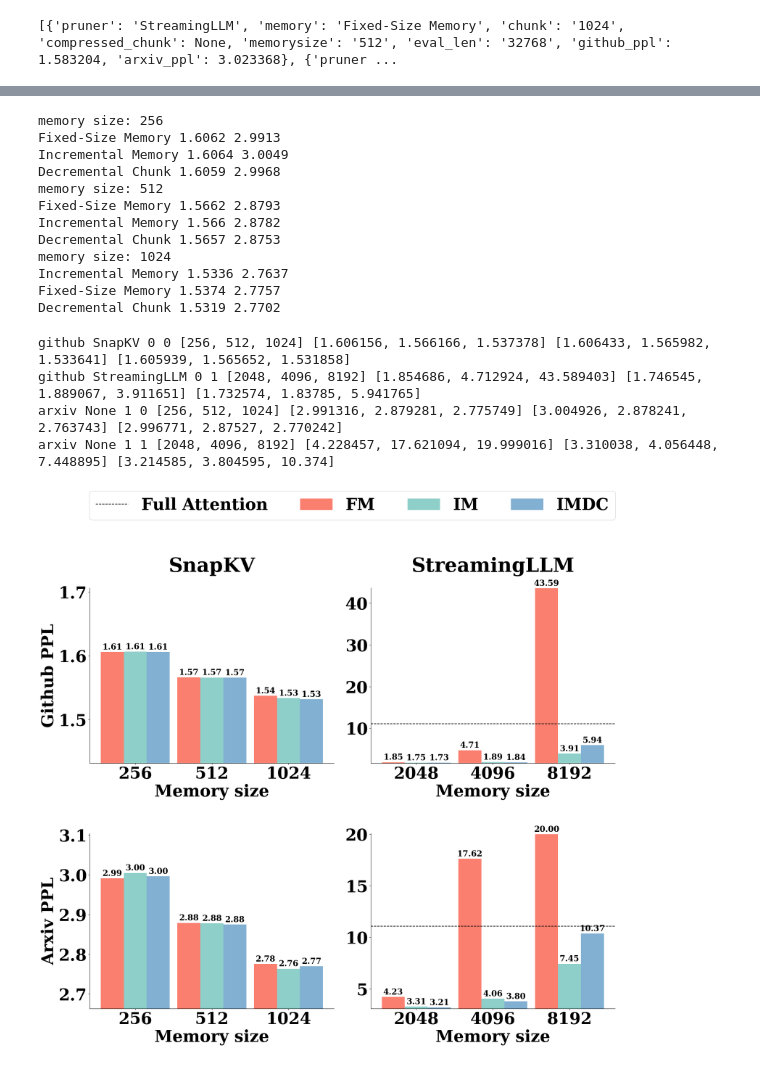
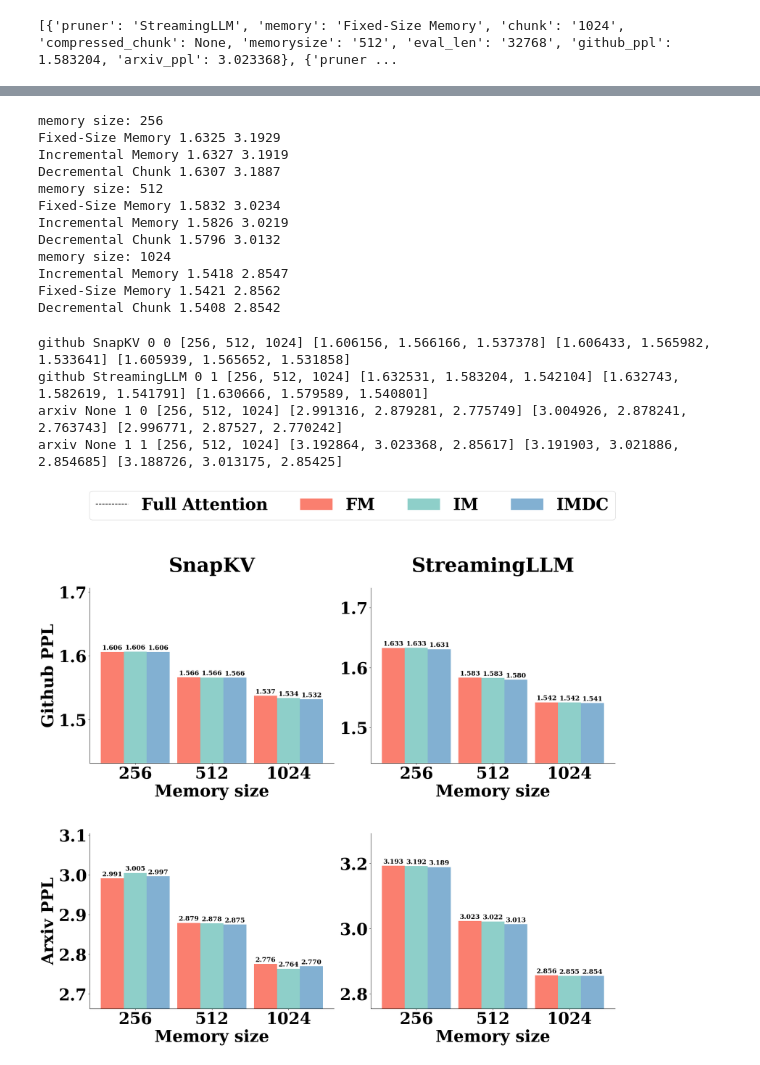
Before and after one commit to ZhiYuanZeng/Collie, a Jupyter notebook: jupyter/compare_ppl.ipynb, the cells around one changed output, grey strips where cells are left out. Cells and saved outputs as stored; diff of their text form; code cells hidden in the pictures.

```diff
--- a/jupyter/compare_ppl.ipynb
+++ b/jupyter/compare_ppl.ipynb
@@ -317,22 +295,22 @@ snapkv_chunk_1024_ppl
 memory_sizes = [256, 512, 1024]
 for m in memory_sizes:
     print(f"memory size: {m}")
-    for item in snapkv_chunk_1024_ppl:
+    for item in streamlm_chunk_1024_ppl:
         if int(item['memorysize']) == m:
             print(item['memory'], round(item['github_ppl'], 4), round(item['arxiv_ppl'], 4))
 # %% [output]
 memory size: 256
-Fixed-Size Memory 1.6062 2.9913
-Incremental Memory 1.6064 3.0049
-Decremental Chunk 1.6059 2.9968
+Fixed-Size Memory 1.6325 3.1929
+Incremental Memory 1.6327 3.1919
+Decremental Chunk 1.6307 3.1887
 memory size: 512
-Fixed-Size Memory 1.5662 2.8793
-Incremental Memory 1.566 2.8782
-Decremental Chunk 1.5657 2.8753
+Fixed-Size Memory 1.5832 3.0234
+Incremental Memory 1.5826 3.0219
+Decremental Chunk 1.5796 3.0132
 memory size: 1024
-Incremental Memory 1.5336 2.7637
-Fixed-Size Memory 1.5374 2.7757
-Decremental Chunk 1.5319 2.7702
+Incremental Memory 1.5418 2.8547
+Fixed-Size Memory 1.5421 2.8562
+Decremental Chunk 1.5408 2.8542
 # %%
 import matplotlib.patches as mpatches
 import numpy as np
@@ -351,11 +329,11 @@ def visualize_ax(ax, fix, incremental, decremental, memory_sizes, title, ylabel,
     def add_labels(bars):
         for bar in bars:
             height = bar.get_height()
-            ax.annotate(f'{height:.2f}',
+            ax.annotate(f'{height:.3f}',
                         xy=(bar.get_x() + bar.get_width() / 2, height),
                         xytext=(0, 2),  # 3 points vertical offset
                         textcoords="offset points",
-                        ha='center', va='bottom', fontsize=20)
+                        ha='center', va='bottom', fontsize=16)
 
     add_labels(bar1)
     add_labels(bar2)
@@ -370,7 +348,7 @@ def visualize_ax(ax, fix, incremental, decremental, memory_sizes, title, ylabel,
     ax.spines['top'].set_visible(False)
     ax.spines['right'].set_visible(False)
 
-data_dict_list = [snapkv_chunk_1024_ppl, streamlm_chunk_8192_ppl]
+data_dict_list = [snapkv_chunk_1024_ppl, streamlm_chunk_1024_ppl]
 fig, ax = plt.subplots(2, 2, figsize=(20, 18))
 for row in range(2):
     for col in range(2):
@@ -396,37 +374,37 @@ for row in range(2):
             full_attn_ppl=11.095464
         # else:
         #     full_attn_ppl = None
         ppl_data = sorted(ppl_data, key=lambda x: int(x['memorysize']))
         memory_sizes = sorted(list(set([int(d['memorysize']) for d in ppl_data])))
 
         fixed_ppl = [d[f'{domain}_ppl'] for d in ppl_data if d['memory'] == 'Fixed-Size Memory' and d[f'{domain}_ppl'] is not None]
         incremental_ppl = [d[f'{domain}_ppl'] for d in ppl_data if d['memory'] == 'Incremental Memory' and d[f'{domain}_ppl'] is not None]
         decremental_ppl = [d[f'{domain}_ppl'] for d in ppl_data if d['memory'] == 'Decremental Chunk' and d[f'{domain}_ppl'] is not None]
         print(domain, title, row, col, memory_sizes, fixed_ppl, incremental_ppl, decremental_ppl)
         # row = 0
         if col:
             y_label = None
         visualize_ax(ax[row, col], fixed_ppl, incremental_ppl, decremental_ppl, memory_sizes=memory_sizes, title=title, ylabel=y_label, full_attn_ppl=full_attn_ppl)
 
 # legend_elements = [mpatches.Patch(color=macaron_colors[0], label='Fixed-size Memory'),
 #                    mpatches.Patch(color=macaron_colors[1], label='Incremental Memory'),
 #                    mpatches.Patch(color='cornflowerblue', label='Decremental Chunk')]
 
 fig.legend(['Full Attention', 'FM', 'IM', 'IMDC'],
         loc='upper center',   # 将图例置于上方中心
         ncol=4,             # 设定图例中项目的列数
         bbox_to_anchor=(0.5, 1.05))  # 使用bbox_to_anchor调整图例的具体位置
 plt.tight_layout()
 plt.subplots_adjust(left=0.05, bottom=0.05, right=0.95, top=0.85, wspace=0.15, hspace=0.4)
-plt.savefig(f'/remote-home/zyzeng/collie/imgs/ppl.pdf', format='pdf', bbox_inches='tight')
+plt.savefig(f'/remote-home1/zyzeng/collie/imgs/ppl.pdf', format='pdf', bbox_inches='tight')
 plt.show()
 plt.close()
 # %% [output]
 github SnapKV 0 0 [256, 512, 1024] [1.606156, 1.566166, 1.537378] [1.606433, 1.565982, 1.533641] [1.605939, 1.565652, 1.531858]
-github StreamingLLM 0 1 [2048, 4096, 8192] [1.854686, 4.712924, 43.589403] [1.746545, 1.889067, 3.911651] [1.732574, 1.83785, 5.941765]
+github StreamingLLM 0 1 [256, 512, 1024] [1.632531, 1.583204, 1.542104] [1.632743, 1.582619, 1.541791] [1.630666, 1.579589, 1.540801]
 arxiv None 1 0 [256, 512, 1024] [2.991316, 2.879281, 2.775749] [3.004926, 2.878241, 2.763743] [2.996771, 2.87527, 2.770242]
-arxiv None 1 1 [2048, 4096, 8192] [4.228457, 17.621094, 19.999016] [3.310038, 4.056448, 7.448895] [3.214585, 3.804595, 10.374]
+arxiv None 1 1 [256, 512, 1024] [3.192864, 3.023368, 2.85617] [3.191903, 3.021886, 2.854685] [3.188726, 3.013175, 2.85425]
-[figure, old version]
+[figure, new version]
 # %%
 import matplotlib.pyplot as plt
 import numpy as np
```
Also changed, not shown: parts of 5 cells of this notebook, 3 other files.
